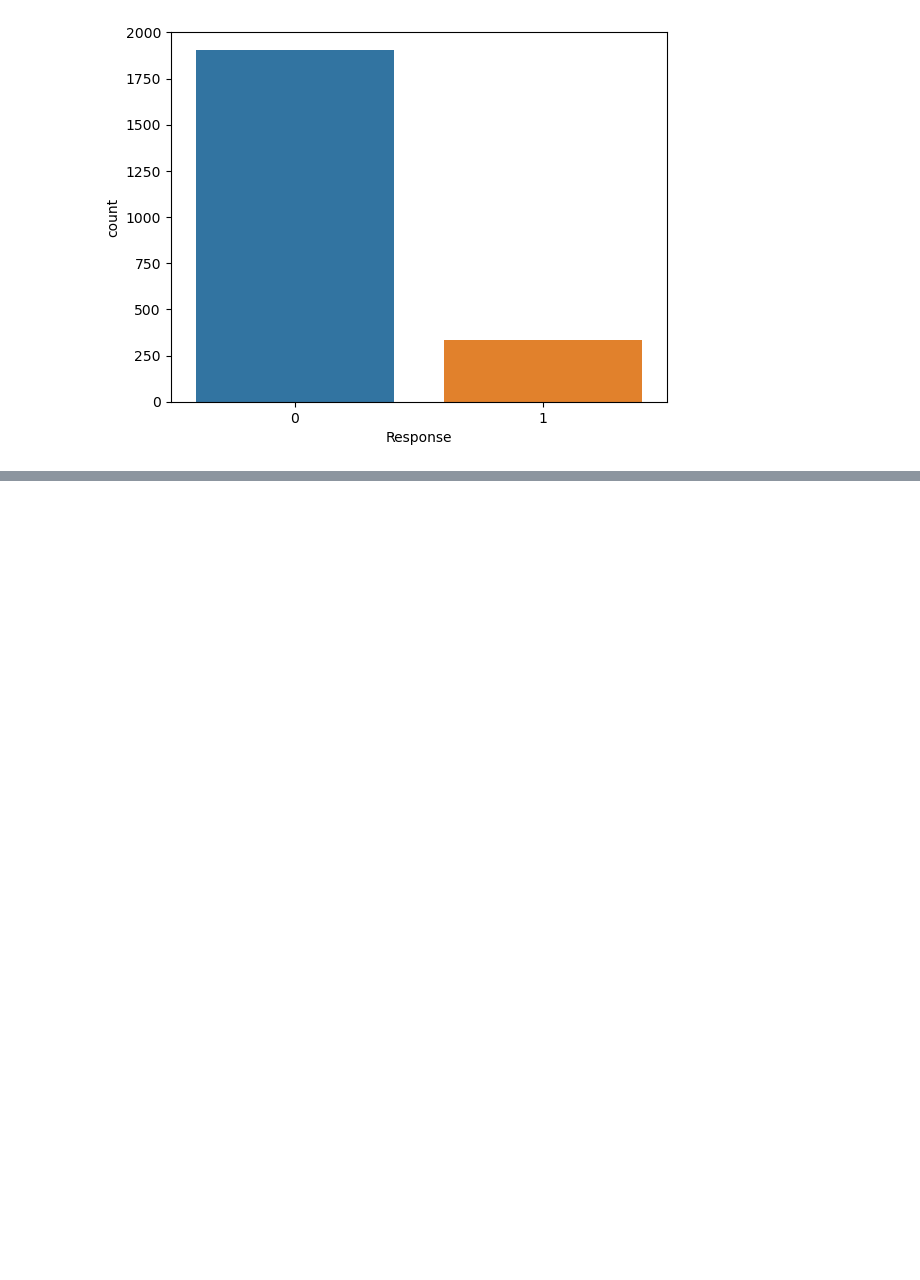
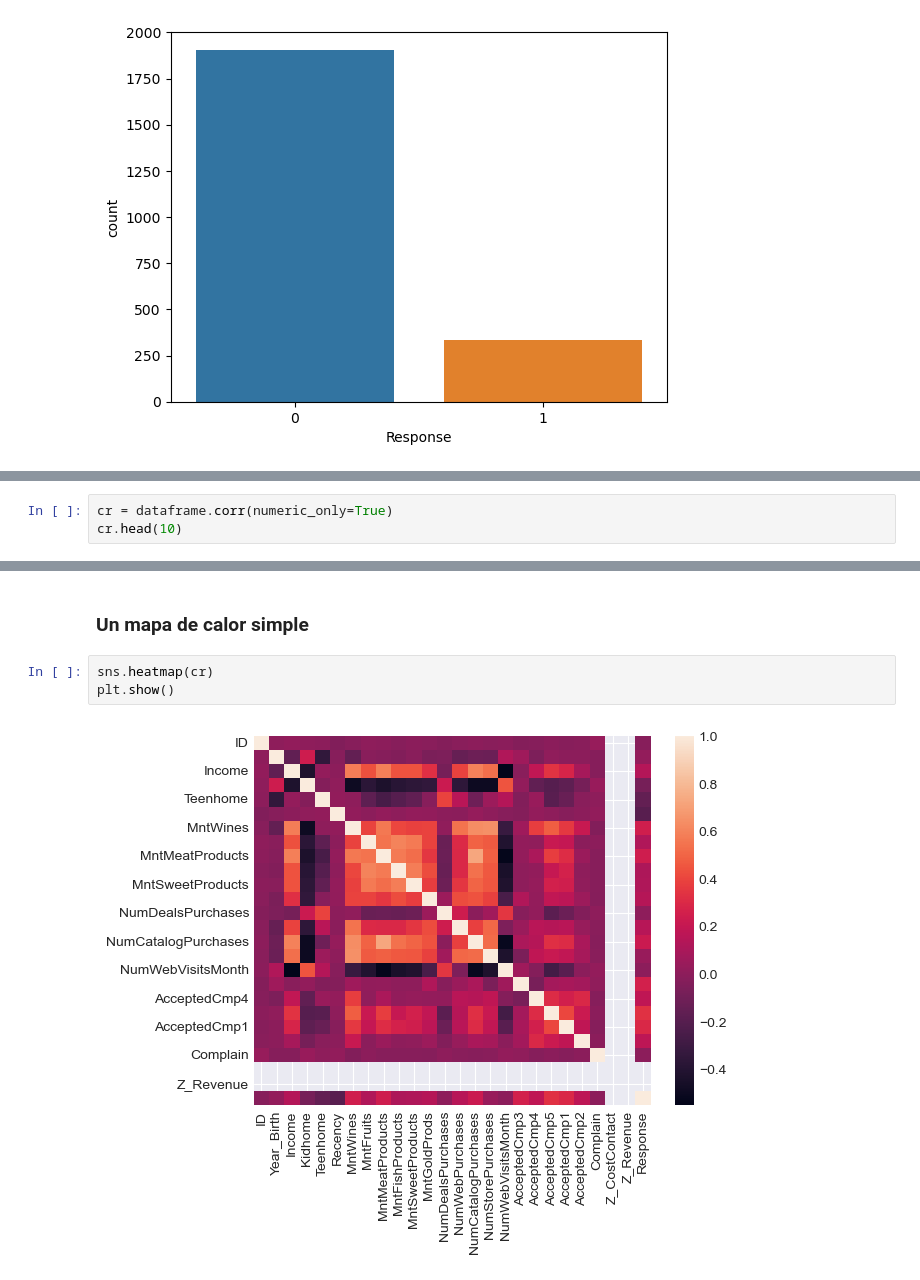
Before and after one commit to juandtap/IA_practica_01, a Jupyter notebook: practica_1_analisis_exploratorio_de_datos.ipynb, the cells around one changed output, grey strips where cells are left out. Cells and saved outputs as stored; diff of their text form; blank space fills up the shorter version.

```diff
--- a/practica_1_analisis_exploratorio_de_datos.ipynb
+++ b/practica_1_analisis_exploratorio_de_datos.ipynb
@@ -101,0 +208,3 @@ sns.countplot(x=Y)
+# %%
+cr = dataframe.corr(numeric_only=True)
+cr.head(10)
@@ -101,0 +224,7 @@ sns.countplot(x=Y)
+# %% [markdown]
+### Un mapa de calor simple
+# %%
+sns.heatmap(cr)
+plt.show()
+# %% [output]
+[figure, added]
```
Also changed, not shown: parts of 19 cells of this notebook.
